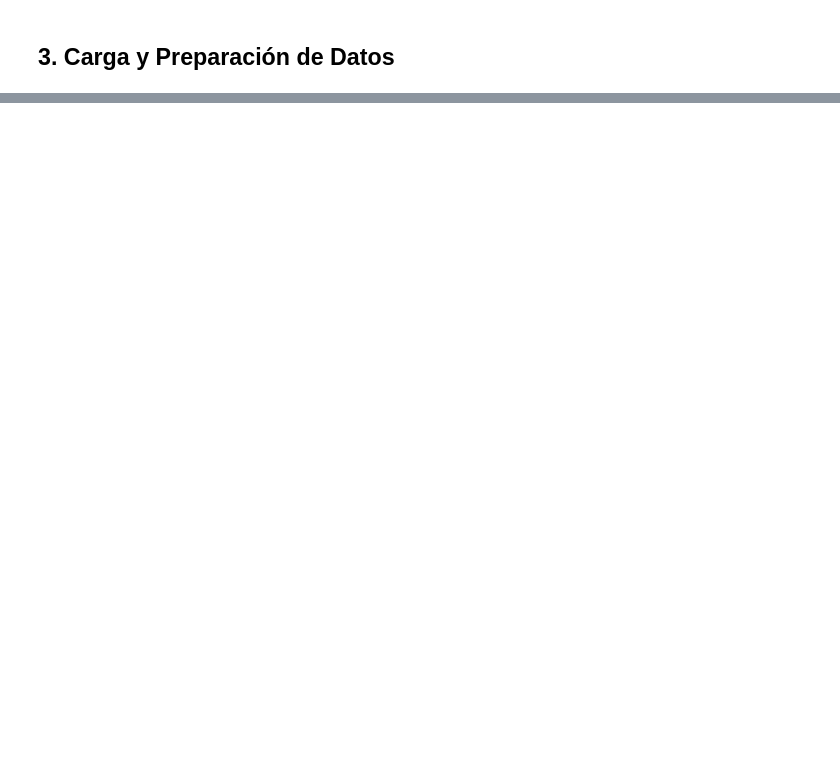
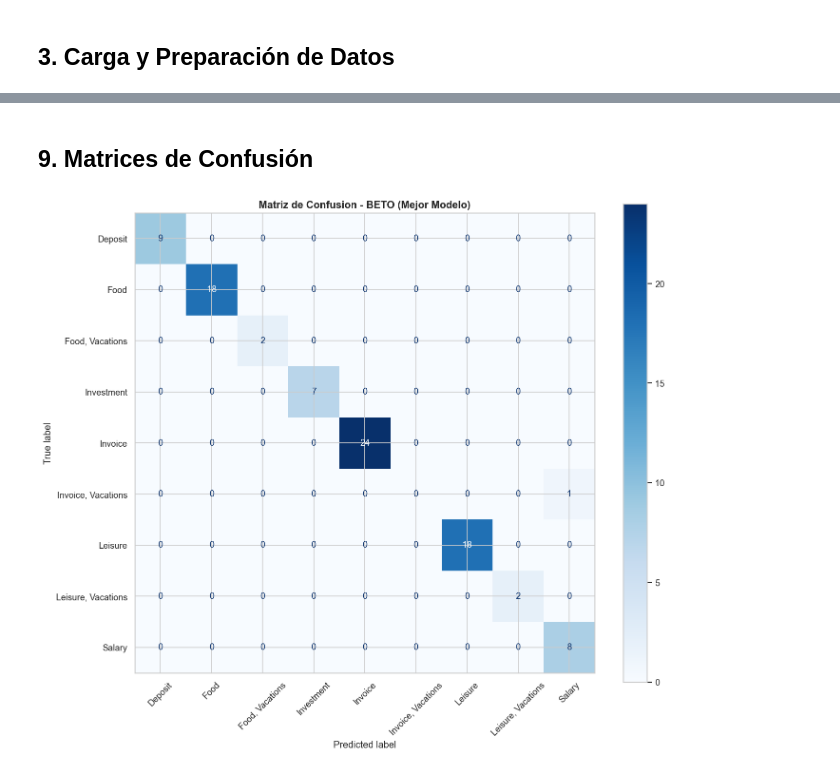
Before and after one commit to Di3g0E/P2_AP-IA, a Jupyter notebook: playground/nlp_area_transformers.ipynb, the cells around one changed output, grey strips where cells are left out. Cells and saved outputs as stored; diff of their text form; code cells hidden in the pictures; blank space fills up the shorter version.

Commit message:
Introduce initial exploratory data analysis for the 'Area' feature, NLP transformer model development, and project report structure.

```diff
--- a/playground/nlp_area_transformers.ipynb
+++ b/playground/nlp_area_transformers.ipynb
@@ -660,0 +72,11 @@ Eliminar los checkpoints y carpetas de resultados generadas durante el entrenami
+# %%
+DATA_PATH = os.path.join("..", "data", "processed", "db_mod_descript_train.csv")
+df_raw = pd.read_csv(DATA_PATH)
+
+df = df_raw[["Description", "Area"]].copy().dropna()
+
+print(f"Dataset: {df.shape[0]} filas")
+print(f"Clases unicas de Area: {df['Area'].nunique()}")
+print()
+print(df["Area"].value_counts())
+df.head()
@@ -660,0 +474,22 @@ Eliminar los checkpoints y carpetas de resultados generadas durante el entrenami
+# %% [markdown]
+## 9. Matrices de Confusión
+# %%
+y_true = df_test["label"].values
+labels_sorted = sorted(id2label.keys())
+label_names = [id2label[i] for i in labels_sorted]
+
+# Mejor modelo
+best_name = df_results.iloc[0]["Modelo"]
+best_result = all_results[best_name]
+y_pred_best = best_result["y_pred"]
+
+fig, ax = plt.subplots(figsize=(12, 10))
+cm = confusion_matrix(y_true, y_pred_best, labels=labels_sorted)
+disp = ConfusionMatrixDisplay(confusion_matrix=cm, display_labels=label_names)
+disp.plot(ax=ax, cmap="Blues", values_format="d", colorbar=True, xticks_rotation=45)
+ax.set_title(f"Matriz de Confusion - {best_name} (Mejor Modelo)", fontweight="bold", fontsize=13)
+plt.tight_layout()
+plt.savefig("matriz_confusion_transformers_best.png", dpi=150, bbox_inches="tight")
+plt.show()
+# %% [output]
+[figure, added]
```
Also changed, not shown: parts of 60 cells of this notebook, 9 other files.
